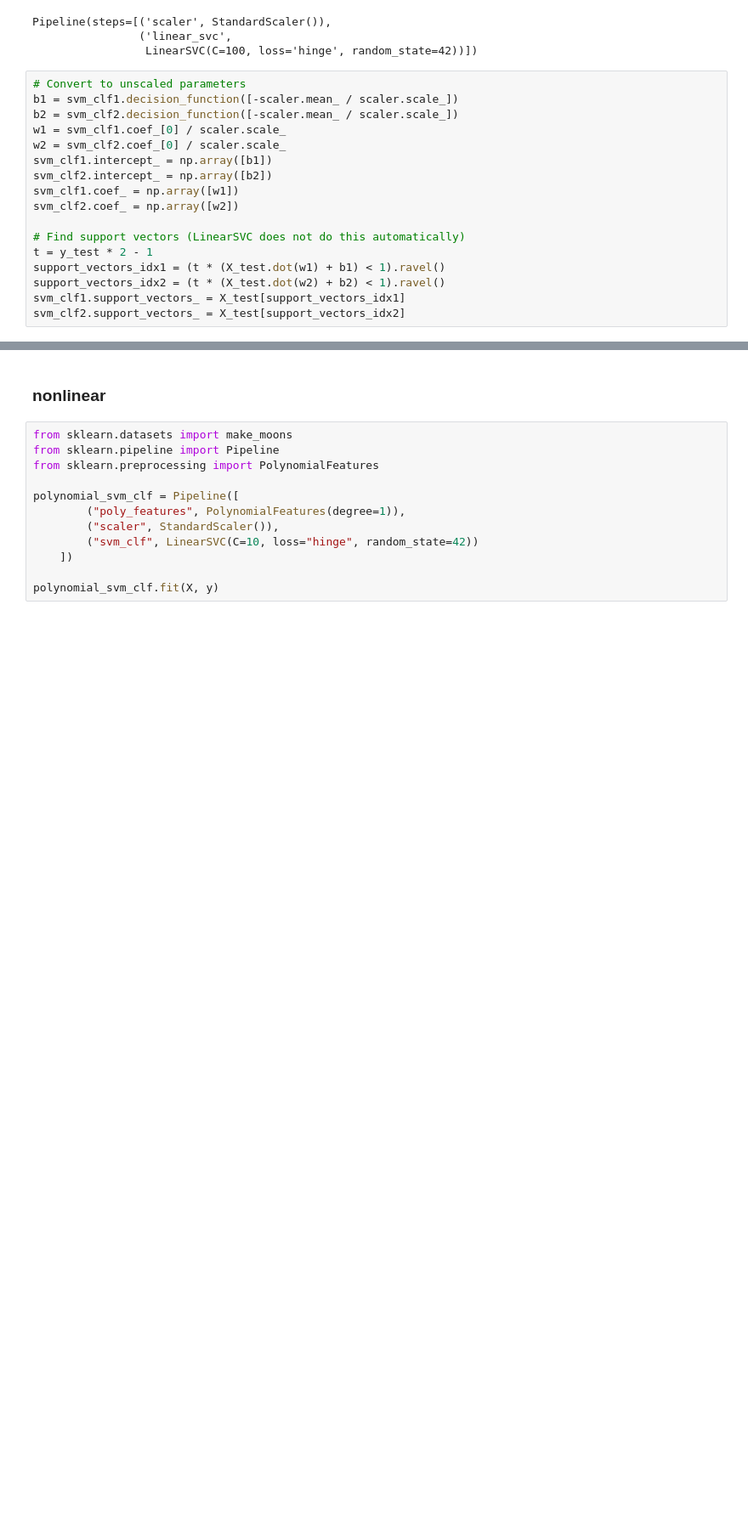
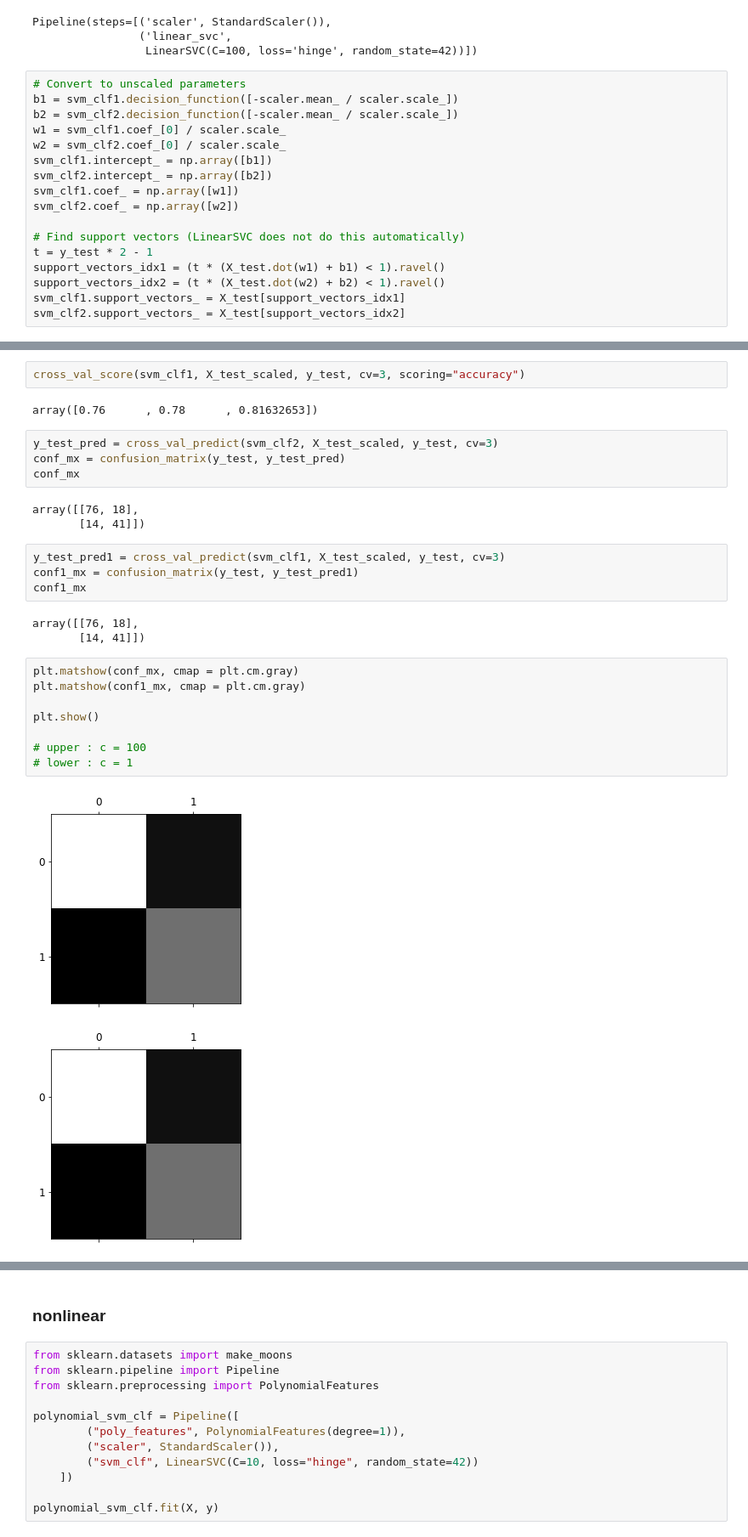
Before and after one commit to nana-hyun/AI_experience_lab, a Jupyter notebook: Ch_5.ipynb, the cells around one changed output, grey strips where cells are left out. Shown: that part at 85% size. Drawn from its saved outputs; the diff is of its cells as text; blank space fills up the shorter version.

```diff
--- a/Ch_5.ipynb
+++ b/Ch_5.ipynb
@@ -817,0 +1005,29 @@ array([-1.51047920e-01,  2.65553298e-01,  7.46596143e-01,  4.76321474e-01,
+# %%
+cross_val_score(svm_clf1, X_test_scaled, y_test, cv=3, scoring="accuracy")
+# %% [output]
+array([0.76      , 0.78      , 0.81632653])
+# %%
+y_test_pred = cross_val_predict(svm_clf2, X_test_scaled, y_test, cv=3)
+conf_mx = confusion_matrix(y_test, y_test_pred)
+conf_mx
+# %% [output]
+array([[76, 18],
+       [14, 41]])
+# %%
+y_test_pred1 = cross_val_predict(svm_clf1, X_test_scaled, y_test, cv=3)
+conf1_mx = confusion_matrix(y_test, y_test_pred1)
+conf1_mx
+# %% [output]
+array([[76, 18],
+       [14, 41]])
+# %%
+plt.matshow(conf_mx, cmap = plt.cm.gray)
+plt.matshow(conf1_mx, cmap = plt.cm.gray)
+
+plt.show()
+
+# upper : c = 100
+# lower : c = 1
+# %% [output]
+[figure, added]
+[figure, added]
```
Also changed, not shown: parts of 43 cells of this notebook.
